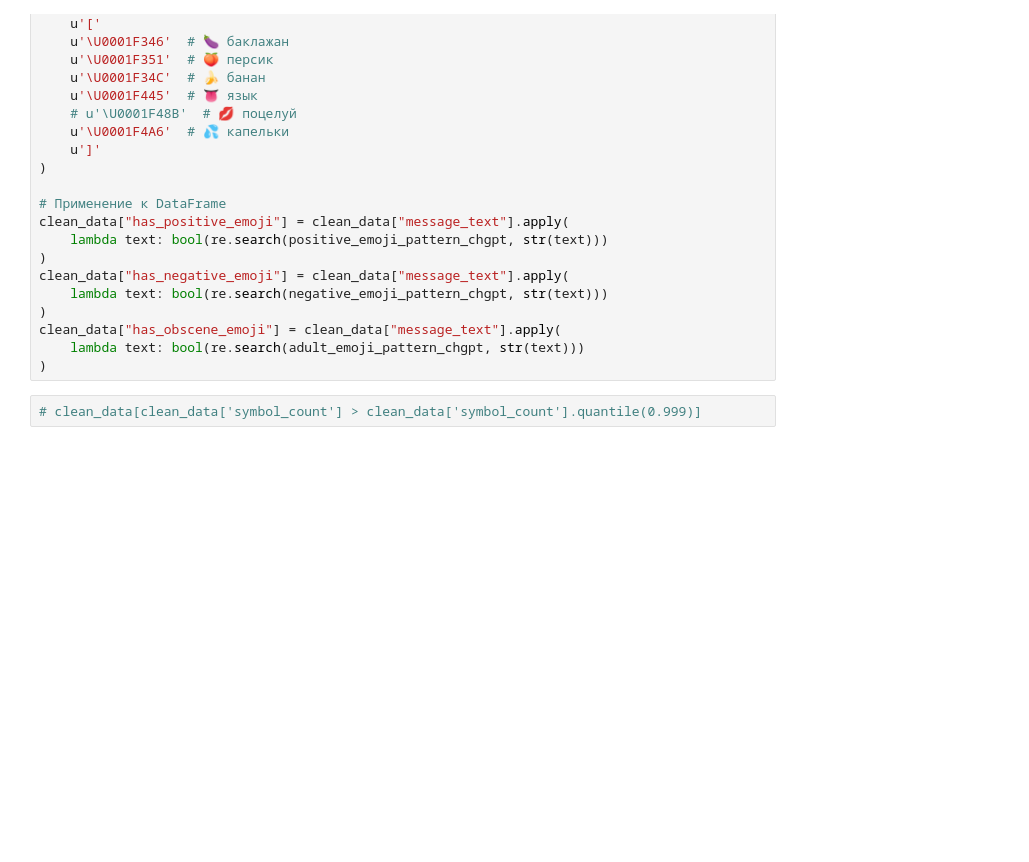
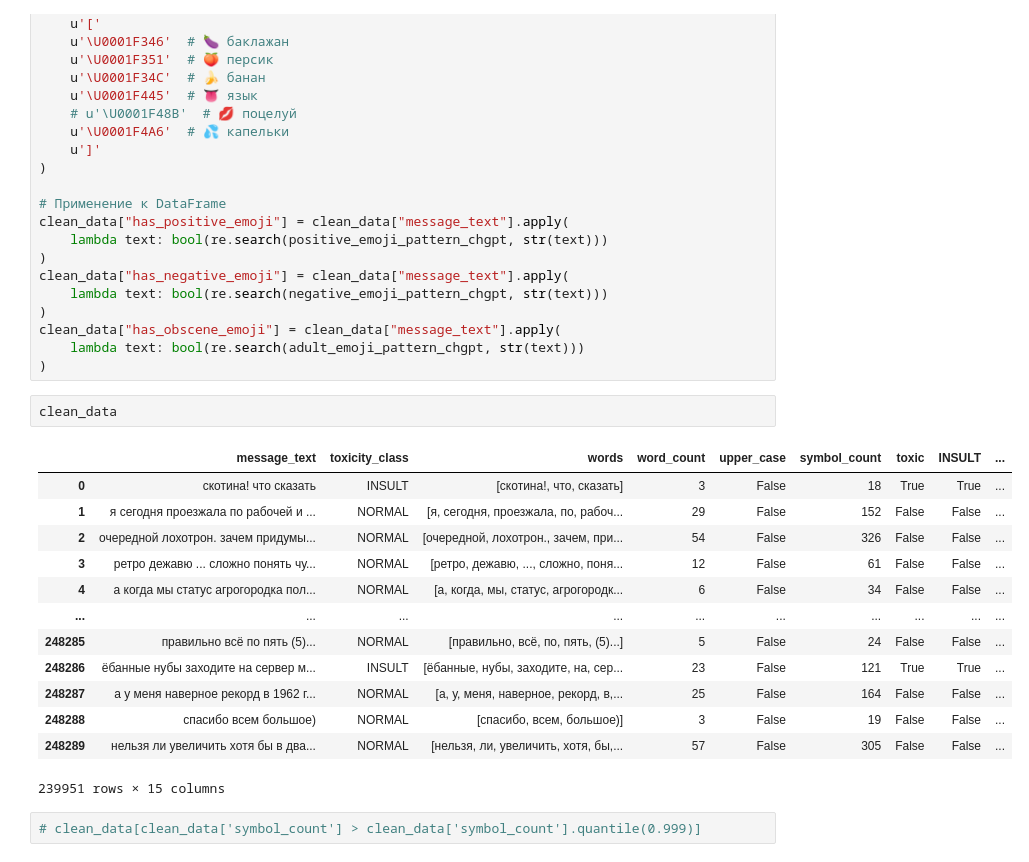
Before and after one commit to toxic-comments/toxic-comments, a Jupyter notebook: eda/toxic_comments_eda.ipynb, the cells around one changed output. Cells and saved outputs as stored; diff of their text form; blank space fills up the shorter version.

```diff
--- a/eda/toxic_comments_eda.ipynb
+++ b/eda/toxic_comments_eda.ipynb
@@ -173,6 +183,22 @@ clean_data["has_negative_emoji"] = clean_data["message_text"].apply(
 clean_data["has_obscene_emoji"] = clean_data["message_text"].apply(
     lambda text: bool(re.search(adult_emoji_pattern_chgpt, str(text)))
 )
+# %%
+clean_data
+# %% [output]
+|  | message_text | toxicity_class | words | word_count | upper_case | symbol_count | toxic | INSULT | ... |
+| 0 | скотина! что сказать | INSULT | [скотина!, что, сказать] | 3 | False | 18 | True | True | ... |
+| 1 | я сегодня проезжала по рабочей и ... | NORMAL | [я, сегодня, проезжала, по, рабоч... | 29 | False | 152 | False | False | ... |
+| 2 | очередной лохотрон. зачем придумы... | NORMAL | [очередной, лохотрон., зачем, при... | 54 | False | 326 | False | False | ... |
+| 3 | ретро дежавю ... сложно понять чу... | NORMAL | [ретро, дежавю, ..., сложно, поня... | 12 | False | 61 | False | False | ... |
+| 4 | а когда мы статус агрогородка пол... | NORMAL | [а, когда, мы, статус, агрогородк... | 6 | False | 34 | False | False | ... |
+| ... | ... | ... | ... | ... | ... | ... | ... | ... | ... |
+| 248285 | правильно всё по пять (5)... | NORMAL | [правильно, всё, по, пять, (5)...] | 5 | False | 24 | False | False | ... |
+| 248286 | ёбанные нубы заходите на сервер м... | INSULT | [ёбанные, нубы, заходите, на, сер... | 23 | False | 121 | True | True | ... |
+| 248287 | а у меня наверное рекорд в 1962 г... | NORMAL | [а, у, меня, наверное, рекорд, в,... | 25 | False | 164 | False | False | ... |
+| 248288 | спасибо всем большое) | NORMAL | [спасибо, всем, большое)] | 3 | False | 19 | False | False | ... |
+| 248289 | нельзя ли увеличить хотя бы в два... | NORMAL | [нельзя, ли, увеличить, хотя, бы,... | 57 | False | 305 | False | False | ... |
+239951 rows × 15 columns
 # %%
 # clean_data[clean_data['symbol_count'] > clean_data['symbol_count'].quantile(0.999)]
 # %%
```
Also changed, not shown: parts of 10 cells of this notebook.
